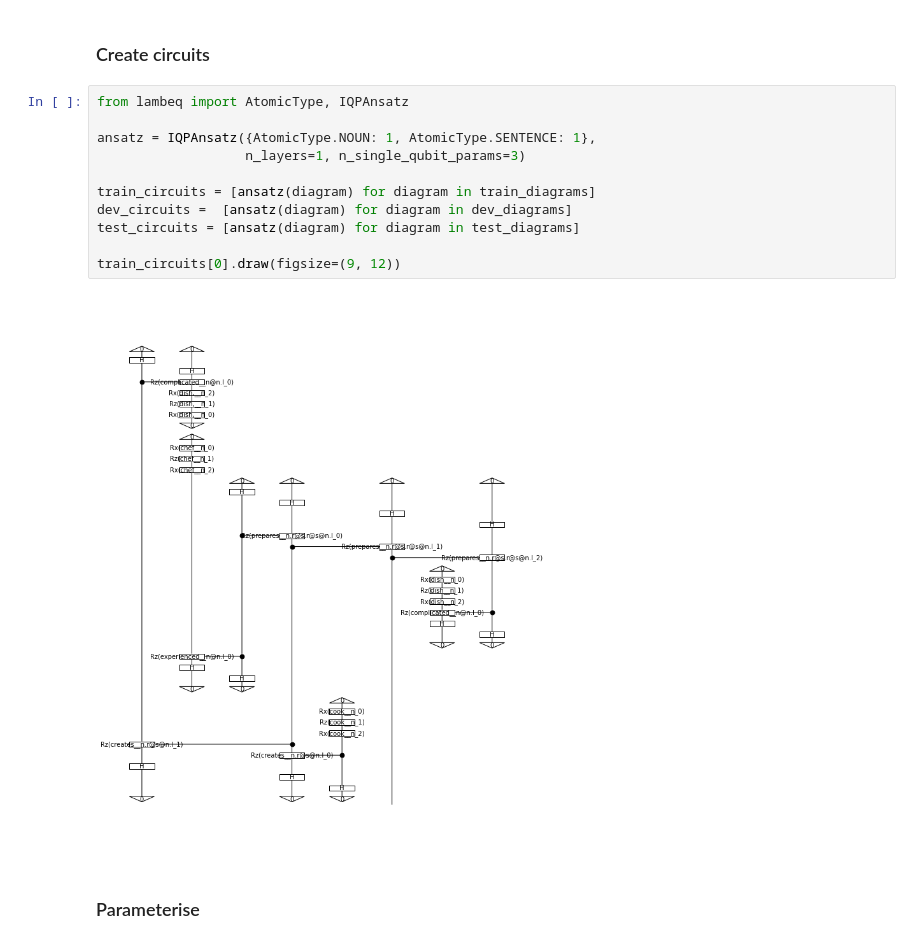
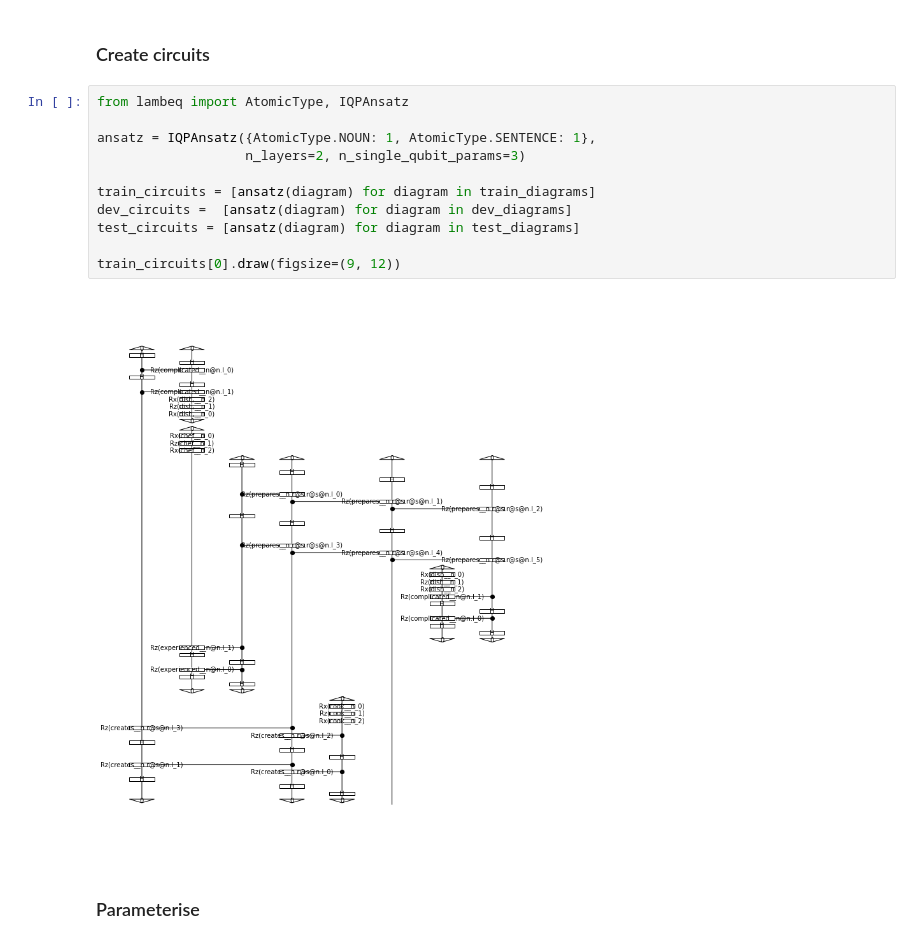
Before and after one commit to Hyperclap-Studios/qec-qnlp, a Jupyter notebook: examples/quantum_pipeline_jax.ipynb, the cells around one changed output. Cells and saved outputs as stored; diff of their text form.

Commit message:
2 Layers test + Timo Loss

```diff
--- a/examples/quantum_pipeline_jax.ipynb
+++ b/examples/quantum_pipeline_jax.ipynb
@@ -75,16 +75,16 @@ train_diagrams[0].draw()
 # %%
 from lambeq import AtomicType, IQPAnsatz
 
 ansatz = IQPAnsatz({AtomicType.NOUN: 1, AtomicType.SENTENCE: 1},
-                   n_layers=1, n_single_qubit_params=3)
+                   n_layers=2, n_single_qubit_params=3)
 
 train_circuits = [ansatz(diagram) for diagram in train_diagrams]
 dev_circuits =  [ansatz(diagram) for diagram in dev_diagrams]
 test_circuits = [ansatz(diagram) for diagram in test_diagrams]
 
 train_circuits[0].draw(figsize=(9, 12))
 # %% [output]
-[figure, old version]
+[figure, new version]
 # %% [markdown]
 ### Parameterise
 # %%
```
Also changed, not shown: parts of 3 cells of this notebook, 4 other files.
